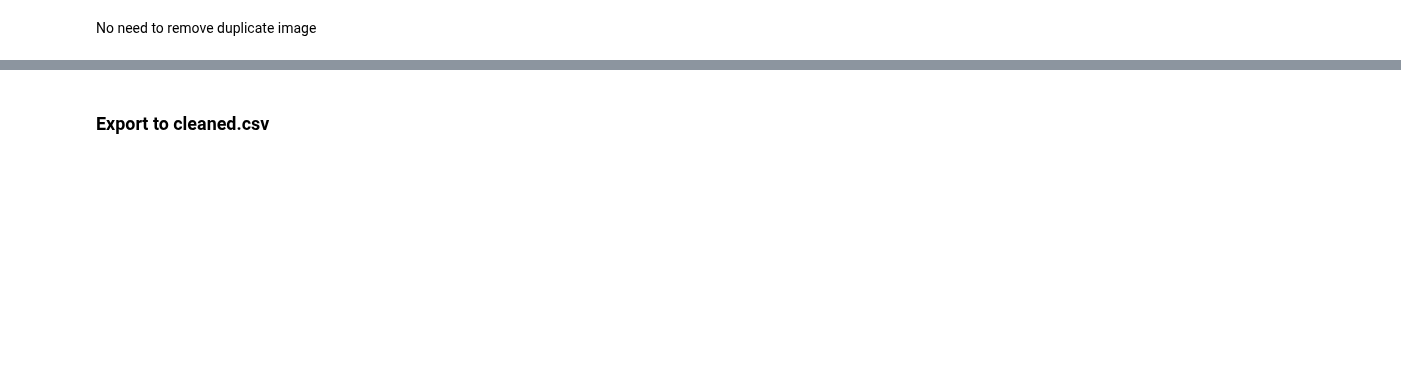
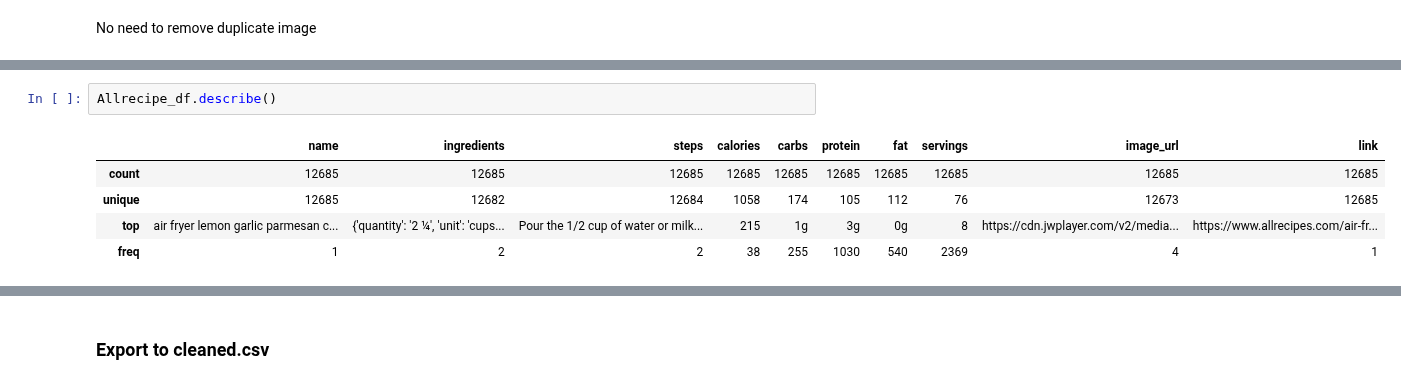
Before and after one commit to DaC00KIE/BDA-Ian-ngecarry, a Jupyter notebook: Preprocess.ipynb, the cells around one changed output, grey strips where cells are left out. Drawn from its saved outputs; the diff is of its cells as text; blank space fills up the shorter version.

```diff
--- a/Preprocess.ipynb
+++ b/Preprocess.ipynb
@@ -166,0 +193,8 @@ No need to remove duplicate image
+# %%
+Allrecipe_df.describe()
+# %% [output]
+|  | name | ingredients | steps | calories | carbs | protein | fat | servings | image_url | link |
+| count | 12685 | 12685 | 12685 | 12685 | 12685 | 12685 | 12685 | 12685 | 12685 | 12685 |
+| unique | 12685 | 12682 | 12684 | 1058 | 174 | 105 | 112 | 76 | 12673 | 12685 |
+| top | air fryer lemon garlic parmesan c... | {'quantity': '2 ¼', 'unit': 'cups... | Pour the 1/2 cup of water or milk... | 215 | 1g | 3g | 0g | 8 | https://cdn.jwplayer.com/v2/media... | https://www.allrecipes.com/air-fr... |
+| freq | 1 | 2 | 2 | 38 | 255 | 1030 | 540 | 2369 | 4 | 1 |
```
Also changed, not shown: parts of 16 cells of this notebook.
